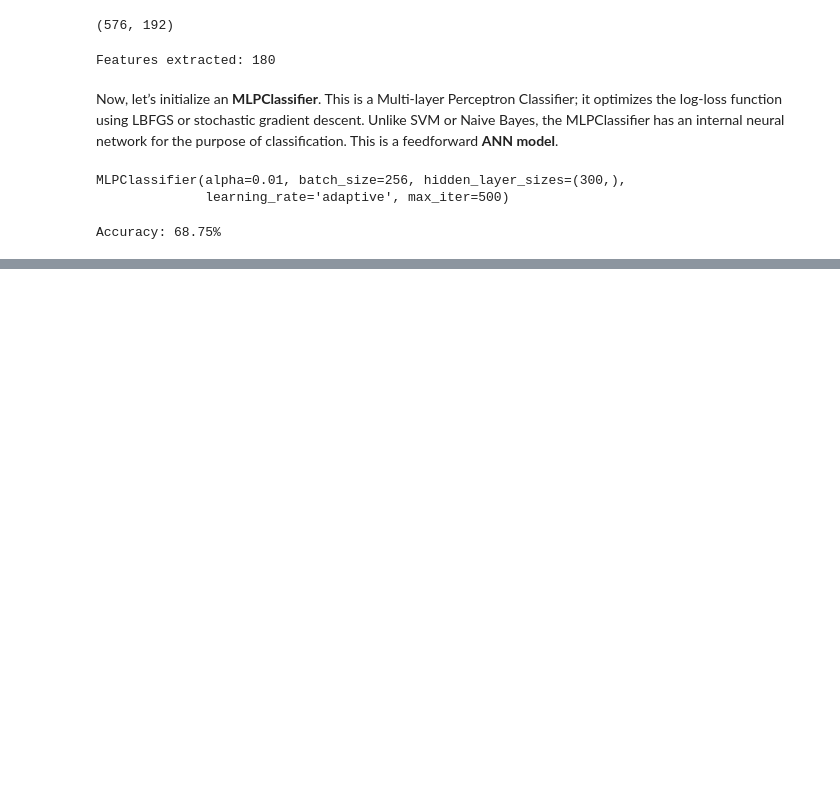
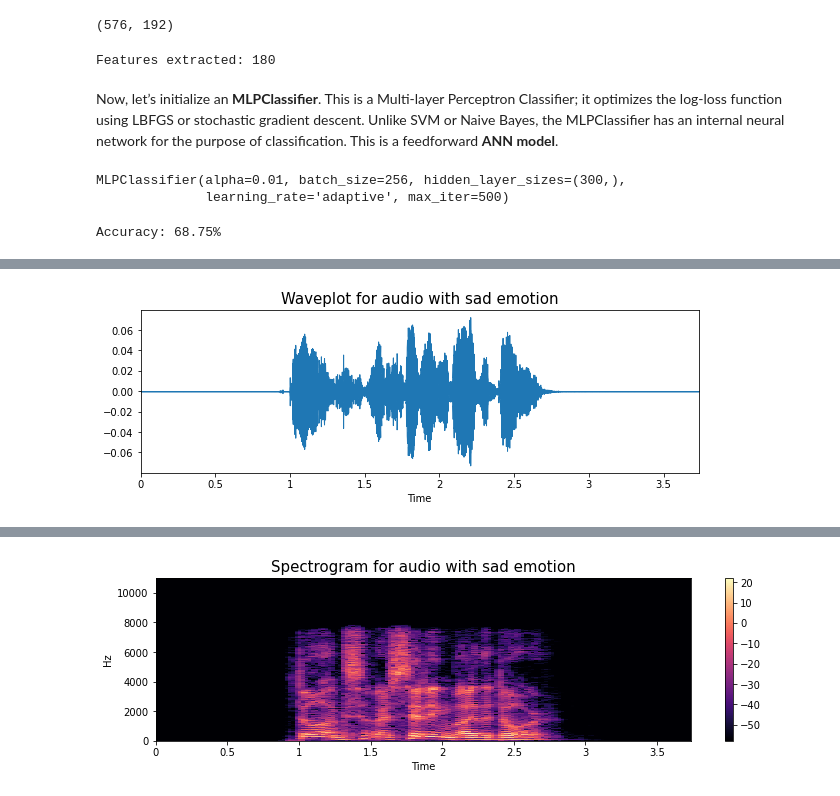
Before and after one commit to arvind-22/Colab_Projects, a Jupyter notebook: Speech_Emotion_Recognition_with_librosa.ipynb, the cells around one changed output, grey strips where cells are left out. Drawn from its saved outputs; the diff is of its cells as text; code cells hidden in the pictures; blank space fills up the shorter version.

```diff
--- a/Speech_Emotion_Recognition_with_librosa.ipynb
+++ b/Speech_Emotion_Recognition_with_librosa.ipynb
@@ -111,0 +248,9 @@ Accuracy: 68.75%
+# %%
+emotion='sad'
+path = np.array(data_path.Path[data_path.Emotions==emotion])[1]
+data, sampling_rate = librosa.load(path)
+create_waveplot(data, sampling_rate, emotion)
+create_spectrogram(data, sampling_rate, emotion)
+Audio(path)
+# %% [output]
+[figure, added]
@@ -111,0 +258 @@ Accuracy: 68.75%
+[figure, added]
```
Also changed, not shown: parts of 42 cells of this notebook.
